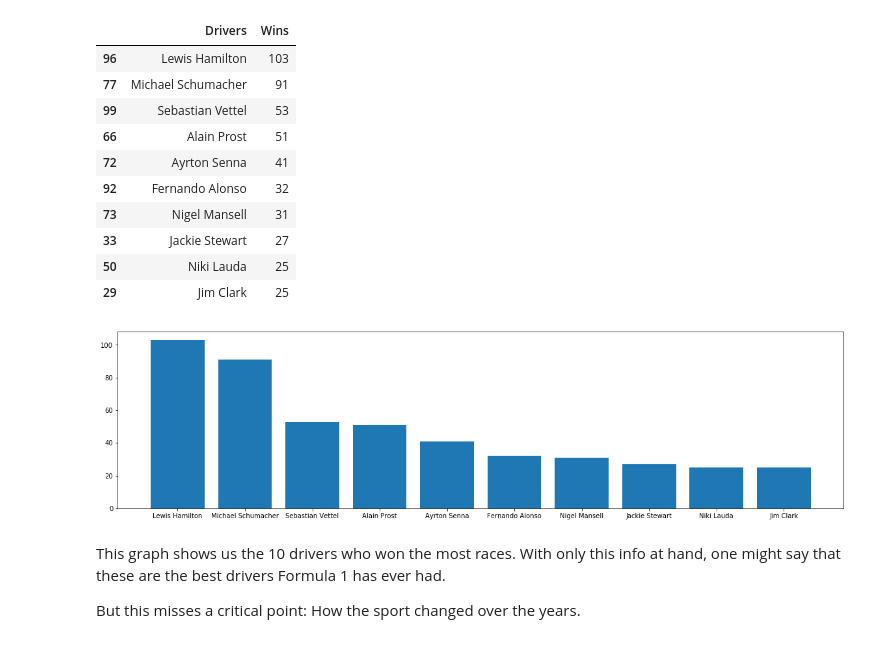
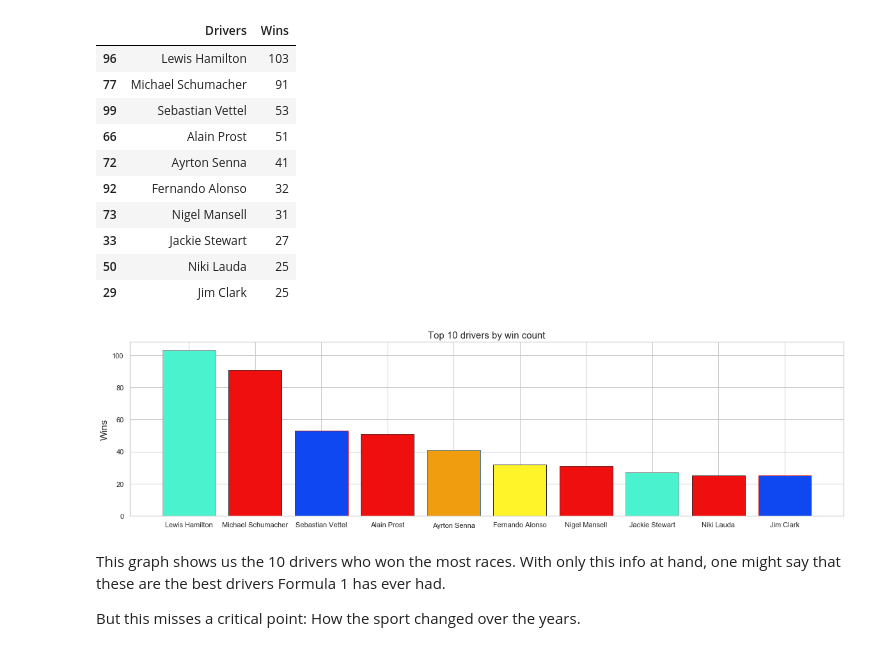
Before and after one commit to leoDomingos/study-on-formula-1-champions, a Jupyter notebook: f1-drivers-study.ipynb, the cells around one changed output. Drawn from its saved outputs; the diff is of its cells as text; code cells hidden in the pictures.

```diff
--- a/f1-drivers-study.ipynb
+++ b/f1-drivers-study.ipynb
@@ -118,12 +147,28 @@ top_10_df
 | 33 | Jackie Stewart | 27 |
 | 50 | Niki Lauda | 25 |
 | 29 | Jim Clark | 25 |
-# %%
-# Making a graph of these guys
-plt.subplots(figsize=(20,5))
-plt.bar(x=top_10_df.Drivers, height=top_10_df.Wins);
-# %% [output]
-[figure, removed]
+# %%
+# Making a graph of these guys
+bar_colors = [team_colors["mercedes"][0],
+            team_colors["ferrari"][0],
+            team_colors["redbull"][0],
+            team_colors["ferrari"][0],
+            team_colors["mclaren"][0],
+            team_colors["renault"][0],
+            team_colors["ferrari"][0]]
+bar_outlines = [team_colors["mercedes"][1],
+            team_colors["ferrari"][1],
+            team_colors["redbull"][1],
+            team_colors["ferrari"][1],
+            team_colors["mclaren"][1],
+            team_colors["renault"][1],
+            team_colors["ferrari"][1]]
+plt.subplots(figsize=(20,5))
+plt.bar(x=top_10_df.Drivers, height=top_10_df.Wins, color=bar_colors, edgecolor=bar_outlines);
+plt.title("Top 10 drivers by win count", fontsize=15);
+plt.ylabel("Wins", fontsize=15);
+# %% [output]
+[figure, added]
 # %% [markdown]
 This graph shows us the 10 drivers who won the most races. With only this info at hand, one might say that these are the best drivers Formula 1 has ever had.
 
```
Also changed, not shown: parts of 38 cells of this notebook.
